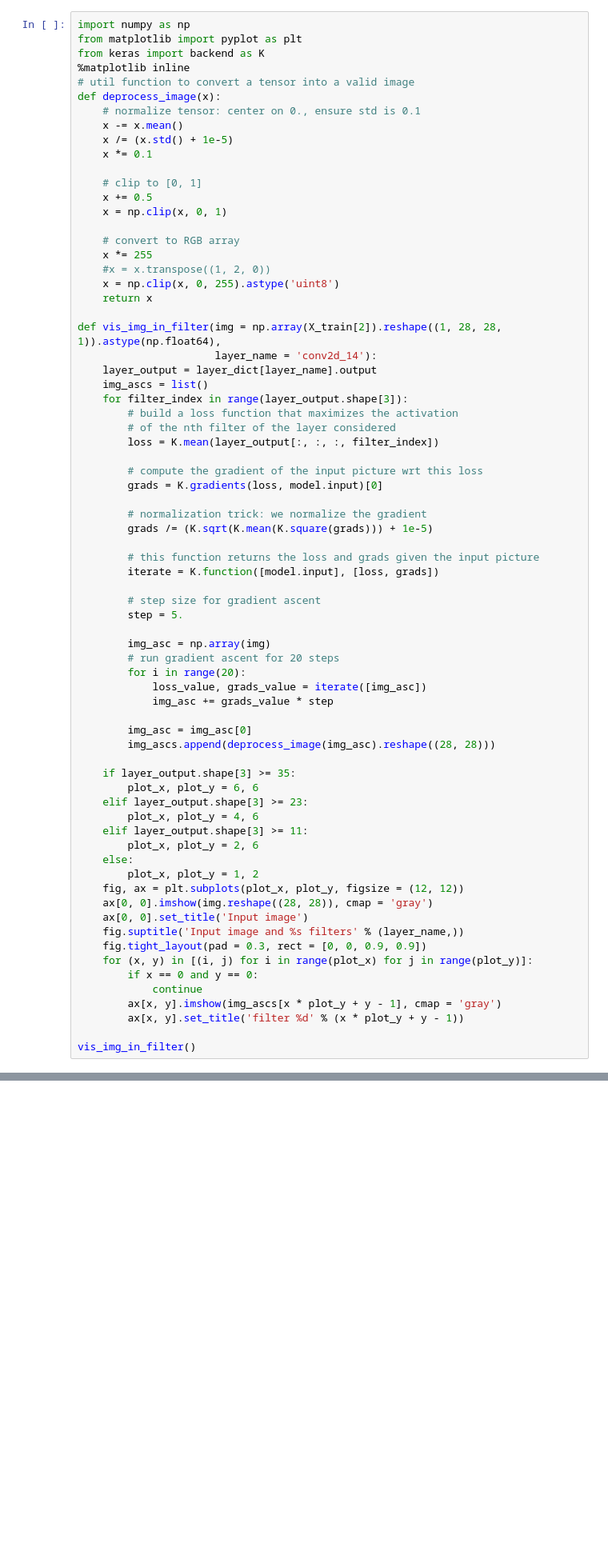
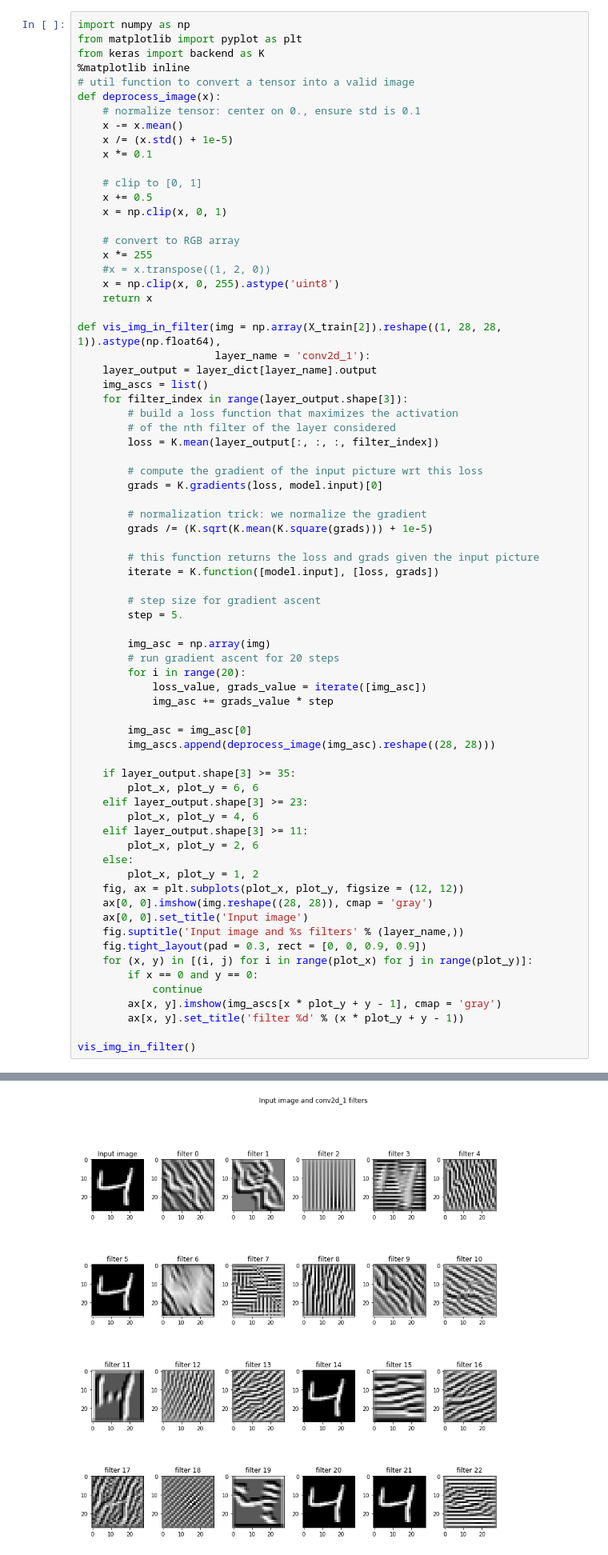
Before and after one commit to Balmukund151/TSAI, a Jupyter notebook: Assignment-1/1st_DNN.ipynb, the cells around one changed output, grey strips where cells are left out. Shown: that part at 80% size. Drawn from its saved outputs; the diff is of its cells as text; blank space fills up the shorter version.

```diff
--- a/Assignment-1/1st_DNN.ipynb
+++ b/Assignment-1/1st_DNN.ipynb
@@ -187,7 +186,7 @@ def deprocess_image(x):
     return x
 
 def vis_img_in_filter(img = np.array(X_train[2]).reshape((1, 28, 28, 1)).astype(np.float64),
-                      layer_name = 'conv2d_14'):
+                      layer_name = 'conv2d_1'):
     layer_output = layer_dict[layer_name].output
     img_ascs = list()
     for filter_index in range(layer_output.shape[3]):
@@ -240,0 +239 @@ KeyError: ignored
+[figure, added]
```
Also changed, not shown: parts of 6 cells of this notebook, 1 other file.
